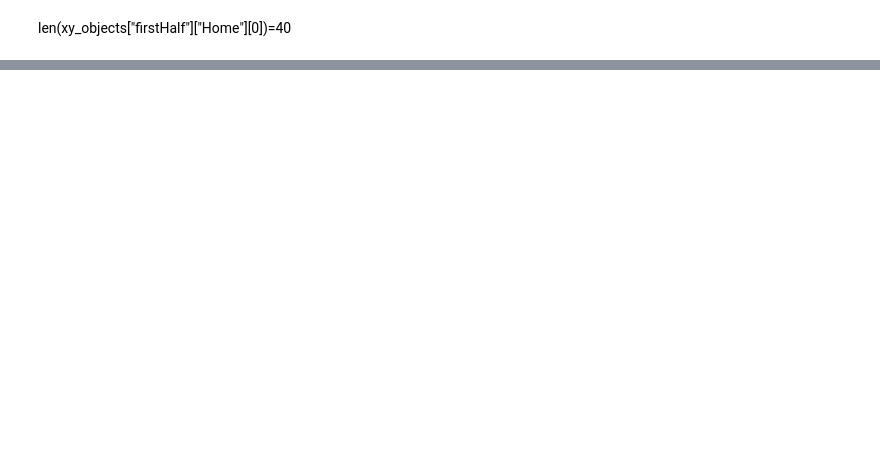
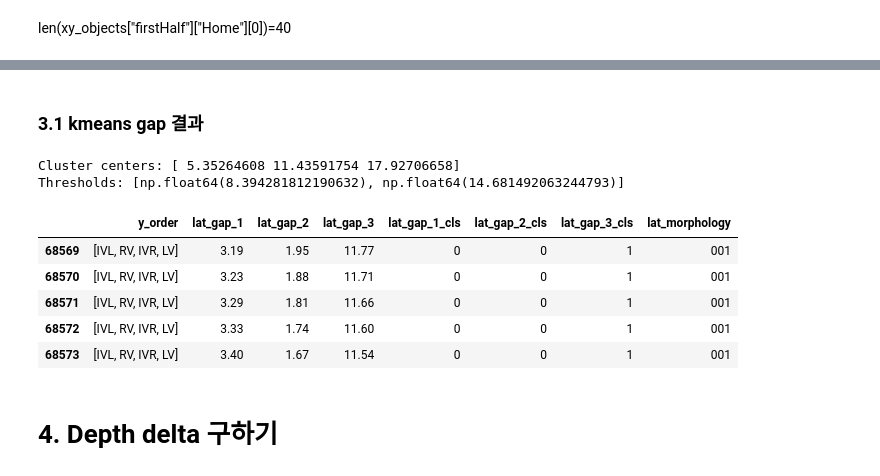
Before and after one commit to Csenongmin/FootballTrans, a Jupyter notebook: clustering.ipynb, the cells around one changed output, grey strips where cells are left out. Drawn from its saved outputs; the diff is of its cells as text; code cells hidden in the pictures; blank space fills up the shorter version.

Commit message:
update clustering

```diff
--- a/clustering.ipynb
+++ b/clustering.ipynb
@@ -312,0 +284,5 @@ thr = 5.8
+# %%
+sorted_players, gaps = get_lateral_gaps_from_row(away_defense_df.iloc[0])
+
+print(sorted_players)
+print(gaps)
@@ -312,0 +322,5 @@ thr = 5.8
+# %%
+def_dfs = []
+for df in all_def_dfs:
+  def_df = add_lateral_gap_features(df)
+  def_dfs.append(def_df)
@@ -312,0 +376,13 @@ thr = 5.8
+# %% [markdown]
+### 3.1 kmeans gap 결과
+# %%
+gap_cluster_result = fit_gap_thresholds_kmeans(
+    def_dfs,
+    n_clusters=3
+)
+
+print("Cluster centers:", gap_cluster_result["centers"])
+print("Thresholds:", gap_cluster_result["thresholds"])
+# %% [output]
+Cluster centers: [ 5.35264608 11.43591754 17.92706658]
+Thresholds: [np.float64(8.394281812190632), np.float64(14.681492063244793)]
@@ -312,0 +431,25 @@ thr = 5.8
+# %%
+thresholds = gap_cluster_result["thresholds"]
+
+vertical_df = []
+for df in def_dfs:
+    vdf = add_lateral_gap_code(df, thresholds)
+    vertical_df.append(vdf)
+# %%
+vertical_df[0][
+    [
+        "y_order",
+        "lat_gap_1", "lat_gap_2", "lat_gap_3",
+        "lat_gap_1_cls", "lat_gap_2_cls", "lat_gap_3_cls",
+        "lat_morphology"
+    ]
+].tail()
+# %% [output]
+|  | y_order | lat_gap_1 | lat_gap_2 | lat_gap_3 | lat_gap_1_cls | lat_gap_2_cls | lat_gap_3_cls | lat_morphology |
+| 68569 | [IVL, RV, IVR, LV] | 3.19 | 1.95 | 11.77 | 0 | 0 | 1 | 001 |
+| 68570 | [IVL, RV, IVR, LV] | 3.23 | 1.88 | 11.71 | 0 | 0 | 1 | 001 |
+| 68571 | [IVL, RV, IVR, LV] | 3.29 | 1.81 | 11.66 | 0 | 0 | 1 | 001 |
+| 68572 | [IVL, RV, IVR, LV] | 3.33 | 1.74 | 11.60 | 0 | 0 | 1 | 001 |
+| 68573 | [IVL, RV, IVR, LV] | 3.40 | 1.67 | 11.54 | 0 | 0 | 1 | 001 |
+# %% [markdown]
+# 4. Depth delta 구하기
```
Also changed, not shown: parts of 46 cells of this notebook, 5 other files.
